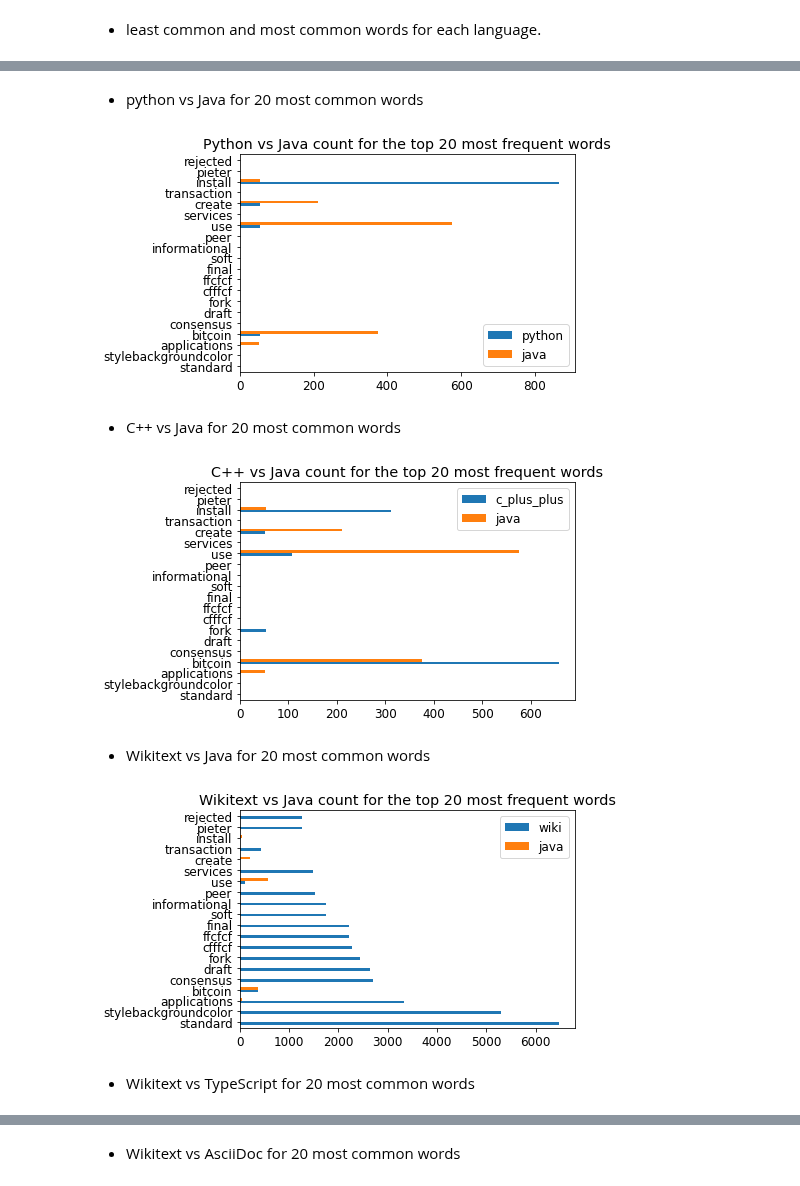
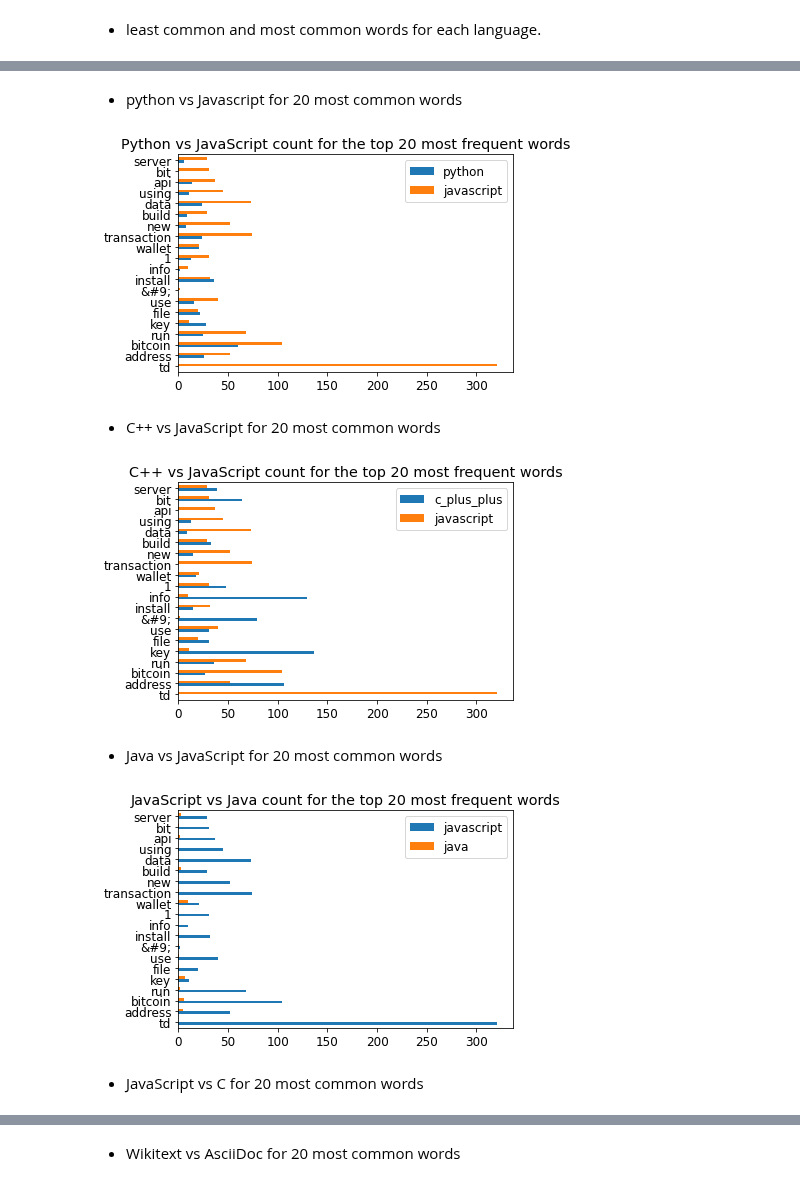
Before and after one commit to TeamAwesomeQuackers/NLP_Project, a Jupyter notebook: Workbooks/Whitaker_Explore_NLP.ipynb, the cells around one changed output, grey strips where cells are left out. Cells and saved outputs as stored; diff of their text form; code cells hidden in the pictures.

```diff
--- a/Workbooks/Whitaker_Explore_NLP.ipynb
+++ b/Workbooks/Whitaker_Explore_NLP.ipynb
@@ -160,6 +298,6 @@ all_words = basic_clean(' '.join(train.readme_contents))
 # %%
 java_words = remove_stopwords(str(java_words))
 # %%
-c_plus_plus__words = remove_stopwords(str(c_plus_plus__words))
+php_words = remove_stopwords(str(php_words))
 # %%
-wiki_words = remove_stopwords(str(wiki_words))
+other_words = remove_stopwords(str(other_words))
@@ -180,19 +308,18 @@ all_words = remove_stopwords(str(all_words))
 # %%
 # represent contents as word frequencies
 
+javascript_freq = pd.Series(javascript_words.split()).value_counts()
+c_plus_plus_freq = pd.Series(c_plus_plus__words.split()).value_counts()
+c_freq = pd.Series(c_words.split()).value_counts()
+python_freq = pd.Series(python_words.split()).value_counts()
 java_freq = pd.Series(java_words.split()).value_counts()
-c_plus_plus_freq = pd.Series(c_plus_plus__words.split()).value_counts()
-wiki_freq = pd.Series(wiki_words.split()).value_counts()
-type_freq = pd.Series(type_words.split()).value_counts()
-c_freq = pd.Series(c_words.split()).value_counts()
-ascii_freq = pd.Series(ascii_words.split()).value_counts()
-python_freq = pd.Series(python_words.split()).value_counts()
-html_freq = pd.Series(html_words.split()).value_counts()
+php_freq = pd.Series(php_words.split()).value_counts()
+other_freq = pd.Series(other_words.split()).value_counts()
 all_freq = pd.Series(all_words.split()).value_counts()
 # %%
 # concat all frequencies together into a dataframe
 
-word_counts = pd.concat([java_freq, c_plus_plus_freq, wiki_freq, type_freq, c_freq, ascii_freq, python_freq, html_freq, all_freq], axis=1).fillna(0).astype(int)
-word_counts.columns = ['java', 'c_plus_plus', 'wiki', 'typescript', 'c', 'asciidoc', 'python', 'html', 'all']
+word_counts = pd.concat([javascript_freq, c_plus_plus_freq, c_freq, python_freq, java_freq, php_freq, other_freq, all_freq], axis=1).fillna(0).astype(int)
+word_counts.columns = ['javascript', 'c_plus_plus', 'c', 'python', 'java', 'php', 'other', 'all']
 word_counts.head()
 # %% [output]
@@ -307,28 +431,28 @@ all_freq.idxmin(), all_freq.idxmax()
 # %% [markdown]
-- python vs Java for 20 most common words
+- python vs Javascript for 20 most common words
 # %%
 plt.rc('font', size=12)
-word_counts.sort_values('all', ascending=False).head(20)[['python', 'java']].plot.barh()
-plt.title('Python vs Java count for the top 20 most frequent words');
+word_counts.sort_values('all', ascending=False).head(20)[['python', 'javascript']].plot.barh()
+plt.title('Python vs JavaScript count for the top 20 most frequent words');
 # %% [output]
-[figure, old version]
+[figure, new version]
 # %% [markdown]
-- C++ vs Java for 20 most common words
+- C++ vs JavaScript for 20 most common words
 # %%
 plt.rc('font', size=12)
-word_counts.sort_values('all', ascending=False).head(20)[['c_plus_plus', 'java']].plot.barh()
-plt.title('C++ vs Java count for the top 20 most frequent words');
+word_counts.sort_values('all', ascending=False).head(20)[['c_plus_plus', 'javascript']].plot.barh()
+plt.title('C++ vs JavaScript count for the top 20 most frequent words');
 # %% [output]
-[figure, old version]
+[figure, new version]
 # %% [markdown]
-- Wikitext vs Java for 20 most common words
+- Java vs JavaScript for 20 most common words
 # %%
 plt.rc('font', size=12)
-word_counts.sort_values('all', ascending=False).head(20)[['wiki', 'java']].plot.barh()
-plt.title('Wikitext vs Java count for the top 20 most frequent words');
+word_counts.sort_values('all', ascending=False).head(20)[['javascript', 'java']].plot.barh()
+plt.title('JavaScript vs Java count for the top 20 most frequent words');
 # %% [output]
-[figure, old version]
+[figure, new version]
 # %% [markdown]
-- Wikitext vs TypeScript for 20 most common words
+- JavaScript vs C for 20 most common words
 # %%
 plt.rc('font', size=12)
```
Also changed, not shown: parts of 75 cells of this notebook.
